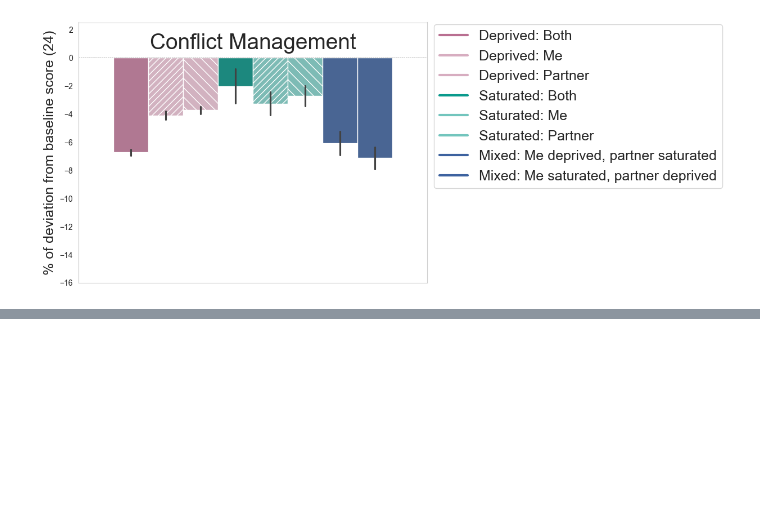
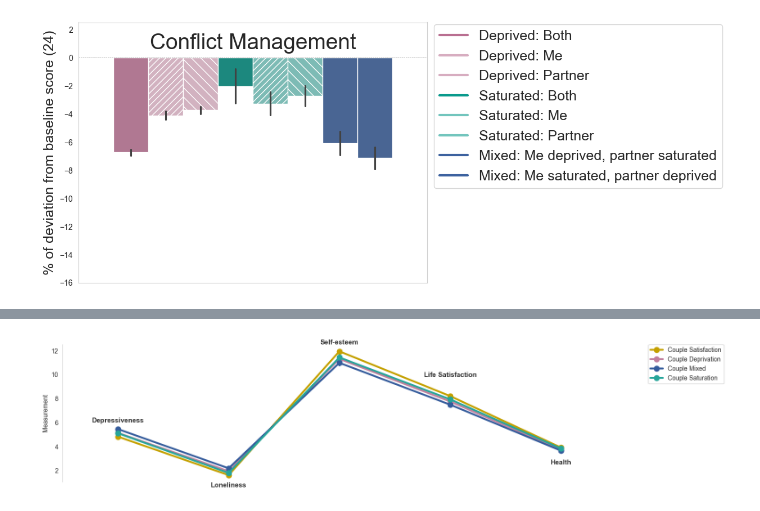
Before and after one commit to EdgardoCS/touchCouples, a Jupyter notebook: data_bar_plot.ipynb, the cells around one changed output, grey strips where cells are left out. Drawn from its saved outputs; the diff is of its cells as text; code cells hidden in the pictures; blank space fills up the shorter version.

```diff
--- a/data_bar_plot.ipynb
+++ b/data_bar_plot.ipynb
@@ -405,2 +413,68 @@ for trait in traits:
+# %%
+traits = [
+    # "Neuroticism",
+    # "Extraversion",
+    # "Openness",
+    # "Agreeableness",
+    # "Conscientiousness",
+    "Depressiveness",
+    "Loneliness",
+    "Self-esteem",
+    "Life Satisfaction",
+    "Health",
+    # "Communication Quality",
+    # "Relationship Satisfaction",
+    # "Conflict Management",
+]
+
+colors = ['#C4A000',
+          '#c1809e',
+          '#355C9C',
+          '#26a59a',
+          ]
+
+df_long = df.melt(id_vars=['Group3'],
+                  value_vars=traits,
+                  var_name='Category',
+                  value_name='Measurement')
+
+df_long['Category'] = pd.Categorical(df_long['Category'], categories=traits, ordered=True)
+
+plt.figure(figsize=(16, 4))
+
+ax = sns.pointplot(
+    data=df_long,
+    x='Category',
+    y='Measurement',
+    hue='Group3',
+    palette=colors,
+    linewidth=3,
+)
+means = df_long.groupby(['Category', 'Group3'], observed=True)['Measurement'].mean().reset_index()
+sat_group = means[means['Group3'] == 'Couple Satisfaction'].reset_index(drop=True)
+
+# category_a = df_long[df_long['Group3'] == 'Couple Satisfaction']
+h = [-1.6, 0.6, -1, -2, 1]
+
+for i, row in sat_group.iterrows():
+    ax.text(i,
+            row['Measurement'] - h[i],
+            row['Category'],
+            ha='center', va='top',
+            fontsize=11, fontweight='bold',
+            color='#333333')
+
+x_legend = plt.legend(
+    loc='upper right',
+    bbox_to_anchor=(1.20, 1.02),
+)
+
+sns.despine(top=True, right=True, left=False, bottom=True)
+plt.xlabel("")
+plt.xticks([])
+plt.grid(False)
+# plt.savefig(f'output/img/anova/Personality_main2.png', dpi=600, transparent=False, bbox_inches='tight')
+# %% [output]
+[figure, added]
 # %%
 traits = [
```
Also changed, not shown: parts of 4 cells of this notebook, 18 other files.
